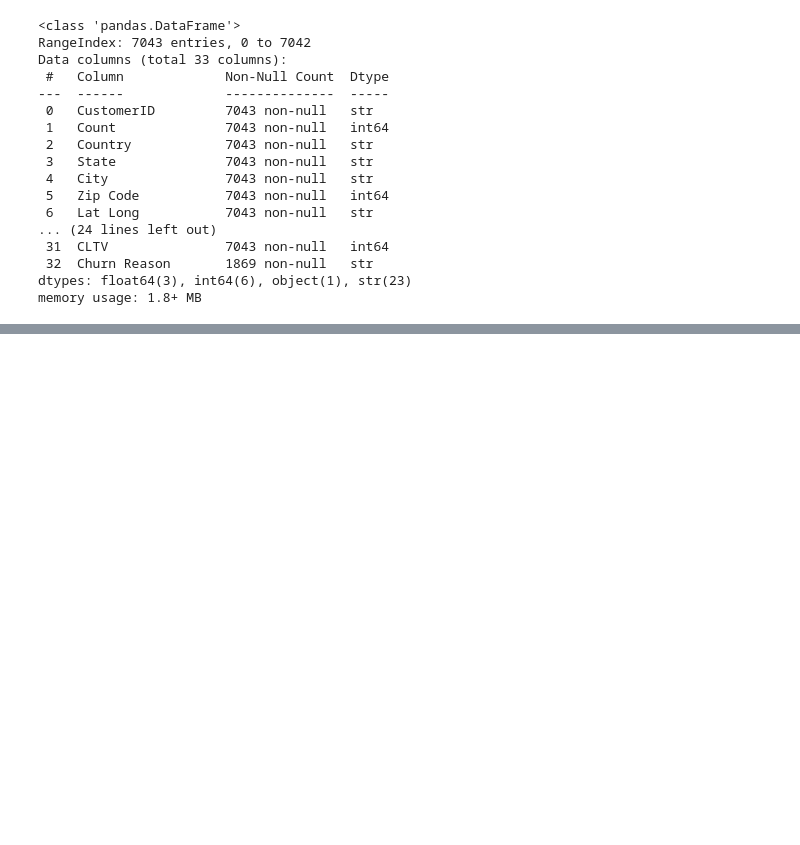
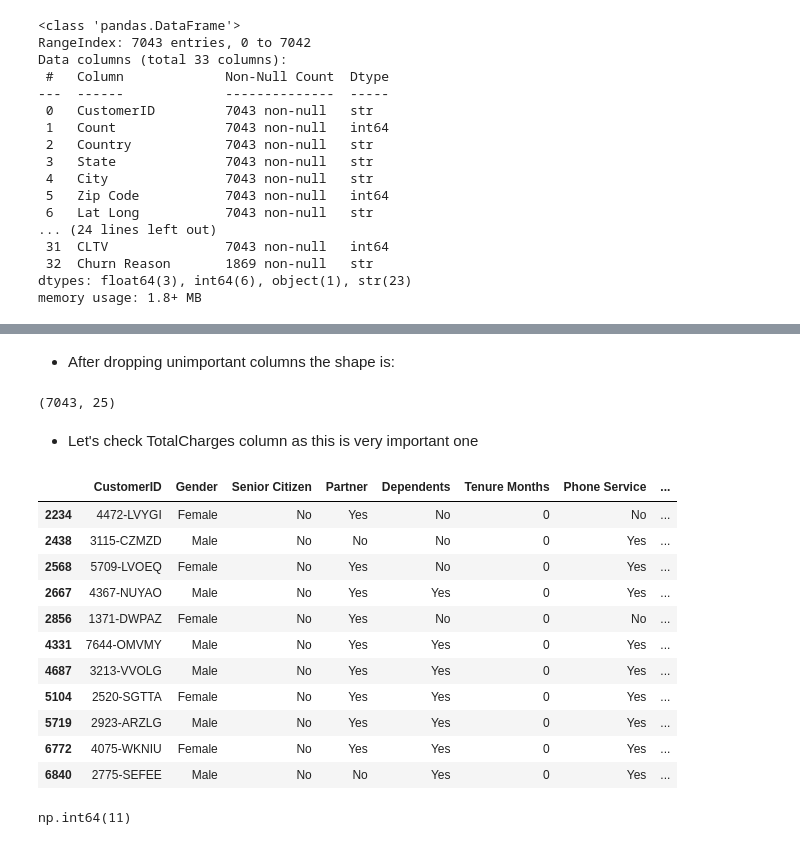
Before and after one commit to ArjunTechie118/Costumer-Churn-Prediction, a Jupyter notebook: notebook/01_eda.ipynb, the cells around one changed output, grey strips where cells are left out. Drawn from its saved outputs; the diff is of its cells as text; code cells hidden in the pictures; blank space fills up the shorter version.

```diff
--- a/notebook/01_eda.ipynb
+++ b/notebook/01_eda.ipynb
@@ -28,3 +28,7 @@ Data columns (total 33 columns):
  32  Churn Reason       1869 non-null   str
 dtypes: float64(3), int64(6), object(1), str(23)
 memory usage: 1.8+ MB
+# %%
+pd.set_option("display.max_columns", None)
+
+df.describe()
@@ -30,0 +69,14 @@ memory usage: 1.8+ MB
+# %%
+df = df.drop("Count",axis=1)
+# %%
+geo_cols = [
+    "City",
+    "Zip Code",
+    "Lat Long",
+    "Latitude",
+    "Longitude"
+]
+
+df = df.drop(columns=geo_cols)
+# %%
+df = df.drop(["Country","State"],axis=1)
@@ -30,0 +92,23 @@ memory usage: 1.8+ MB
+# %% [markdown]
+- After dropping unimportant columns the shape is:
+# %%
+df.shape
+# %% [output]
+(7043, 25)
+# %% [markdown]
+- Let's check TotalCharges column as this is very important one
+# %%
+df[df["Total Charges"].astype(str).str.strip() == ""]
+# %% [output]
+|  | CustomerID | Gender | Senior Citizen | Partner | Dependents | Tenure Months | Phone Service | ... |
+| 2234 | 4472-LVYGI | Female | No | Yes | No | 0 | No | ... |
+| 2438 | 3115-CZMZD | Male | No | No | No | 0 | Yes | ... |
+| 2568 | 5709-LVOEQ | Female | No | Yes | No | 0 | Yes | ... |
+| 2667 | 4367-NUYAO | Male | No | Yes | Yes | 0 | Yes | ... |
+| 2856 | 1371-DWPAZ | Female | No | Yes | No | 0 | No | ... |
+| 4331 | 7644-OMVMY | Male | No | Yes | Yes | 0 | Yes | ... |
+| 4687 | 3213-VVOLG | Male | No | Yes | Yes | 0 | Yes | ... |
+| 5104 | 2520-SGTTA | Female | No | Yes | Yes | 0 | Yes | ... |
+| 5719 | 2923-ARZLG | Male | No | Yes | Yes | 0 | Yes | ... |
+| 6772 | 4075-WKNIU | Female | No | Yes | Yes | 0 | Yes | ... |
+| 6840 | 2775-SEFEE | Male | No | No | Yes | 0 | Yes | ... |
@@ -30,0 +117,4 @@ memory usage: 1.8+ MB
+# %%
+df["Total Charges"].isnull().sum()
+# %% [output]
+np.int64(11)
```
Also changed, not shown: parts of 15 cells of this notebook, 3 other files.
